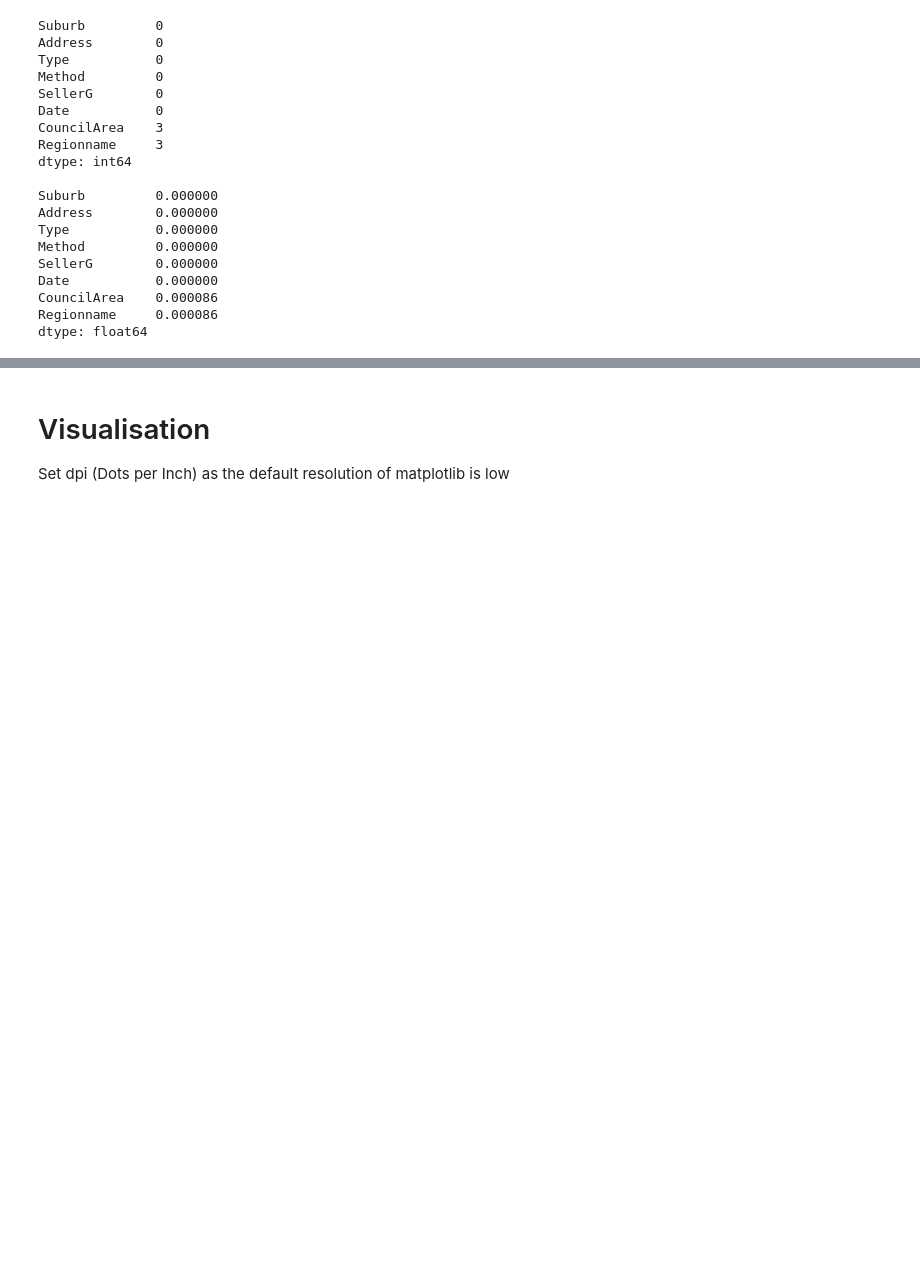
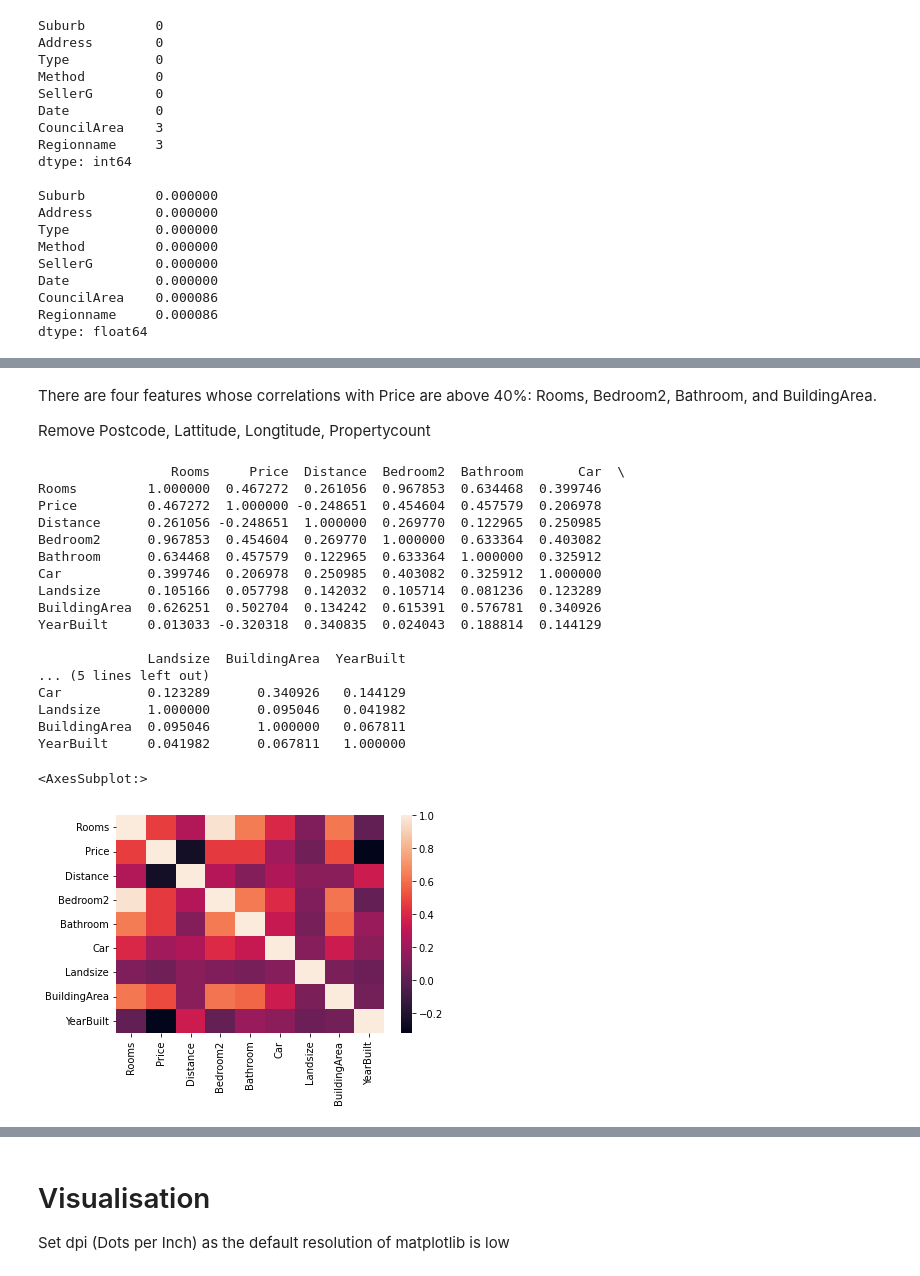
Before and after one commit to slothpunch/Uni, a Jupyter notebook: ICT Business Analytics/melbourne-housing-price-eda.ipynb, the cells around one changed output, grey strips where cells are left out. Cells and saved outputs as stored; diff of their text form; code cells hidden in the pictures; blank space fills up the shorter version.

```diff
--- a/ICT Business Analytics/melbourne-housing-price-eda.ipynb
+++ b/ICT Business Analytics/melbourne-housing-price-eda.ipynb
@@ -217 +282,31 @@ dtype: float64
+# %% [markdown]
+
+There are four features whose correlations with Price are above 40%: Rooms, Bedroom2, Bathroom, and BuildingArea.
+
+Remove Postcode, Lattitude, Longtitude, Propertycount
+# %%
+num_cols.drop(columns = ['Postcode', 'Lattitude', 'Longtitude', 'Propertycount'], inplace = True)
+# %%
+print(num_cols.corr())
+sns.heatmap(num_cols.corr())
+# %% [output]
+                 Rooms     Price  Distance  Bedroom2  Bathroom       Car  \
+Rooms         1.000000  0.467272  0.261056  0.967853  0.634468  0.399746
+Price         0.467272  1.000000 -0.248651  0.454604  0.457579  0.206978
+Distance      0.261056 -0.248651  1.000000  0.269770  0.122965  0.250985
+Bedroom2      0.967853  0.454604  0.269770  1.000000  0.633364  0.403082
+Bathroom      0.634468  0.457579  0.122965  0.633364  1.000000  0.325912
+Car           0.399746  0.206978  0.250985  0.403082  0.325912  1.000000
+Landsize      0.105166  0.057798  0.142032  0.105714  0.081236  0.123289
+BuildingArea  0.626251  0.502704  0.134242  0.615391  0.576781  0.340926
+YearBuilt     0.013033 -0.320318  0.340835  0.024043  0.188814  0.144129
+
+              Landsize  BuildingArea  YearBuilt
+... (5 lines left out)
+Car           0.123289      0.340926   0.144129
+Landsize      1.000000      0.095046   0.041982
+BuildingArea  0.095046      1.000000   0.067811
+YearBuilt     0.041982      0.067811   1.000000
+<AxesSubplot:>
+[figure, added]
 # %%
```
Also changed, not shown: parts of 23 cells of this notebook.
